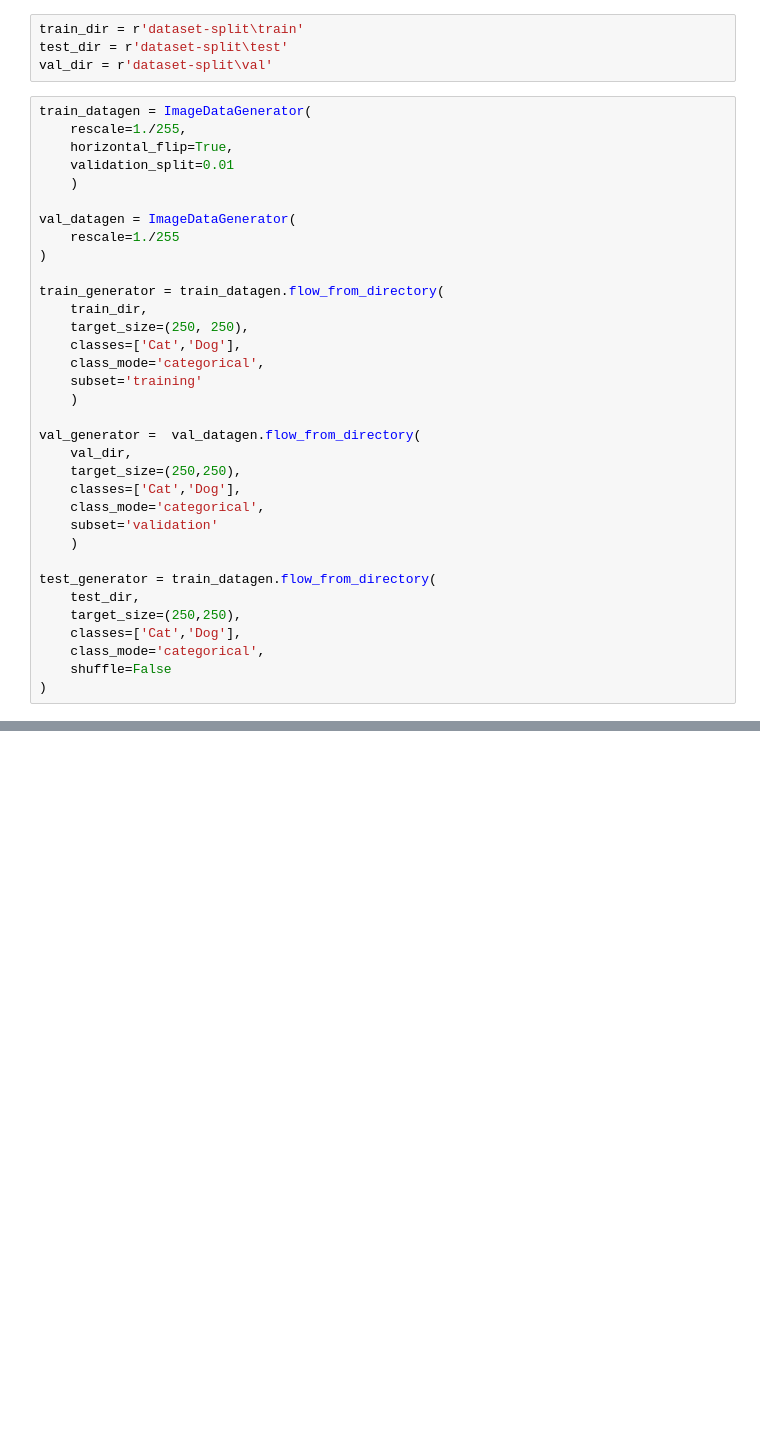
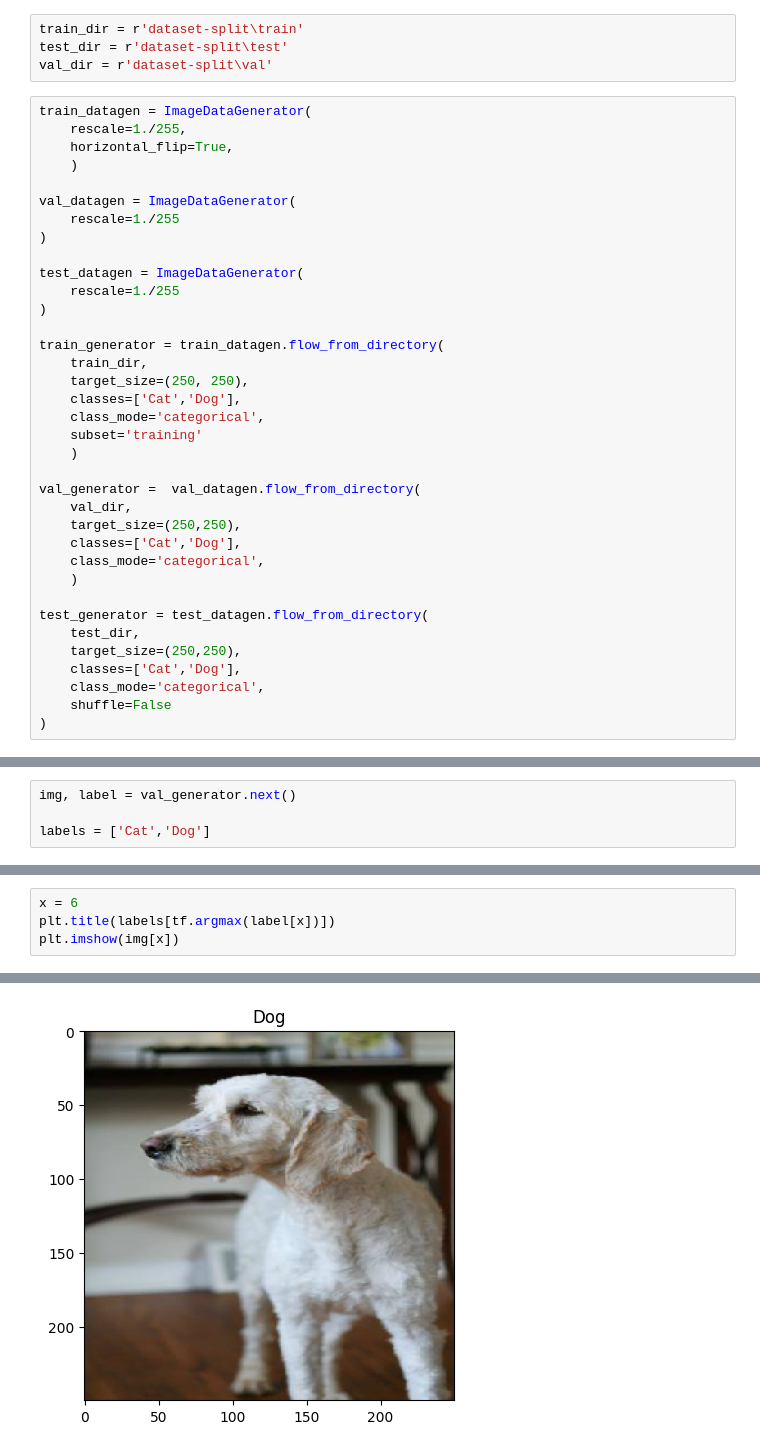
Before and after one commit to Dimassasongko093/Cat-vs-Dog, a Jupyter notebook: preprocessing.ipynb, the cells around one changed output, grey strips where cells are left out. Drawn from its saved outputs; the diff is of its cells as text; blank space fills up the shorter version.

```diff
--- a/preprocessing.ipynb
+++ b/preprocessing.ipynb
@@ -19,10 +19,13 @@ val_dir = r'dataset-split\val'
 train_datagen = ImageDataGenerator(
     rescale=1./255,
     horizontal_flip=True,
-    validation_split=0.01
     )
 
 val_datagen = ImageDataGenerator(
+    rescale=1./255
+)
+
+test_datagen = ImageDataGenerator(
     rescale=1./255
 )
 
@@ -39,10 +42,9 @@ val_generator =  val_datagen.flow_from_directory(
     target_size=(250,250),
     classes=['Cat','Dog'],
     class_mode='categorical',
-    subset='validation'
     )
 
-test_generator = train_datagen.flow_from_directory(
+test_generator = test_datagen.flow_from_directory(
     test_dir,
     target_size=(250,250),
     classes=['Cat','Dog'],
@@ -63,0 +58,4 @@ plt.show()
+# %%
+img, label = val_generator.next()
+
+labels = ['Cat','Dog']
@@ -63,0 +82,5 @@ plt.show()
+# %%
+x = 6
+plt.title(labels[tf.argmax(label[x])])
+plt.imshow(img[x])
+# %% [output]
@@ -63,0 +88 @@ plt.show()
+[figure, added]
```
Also changed, not shown: parts of 11 cells of this notebook.
